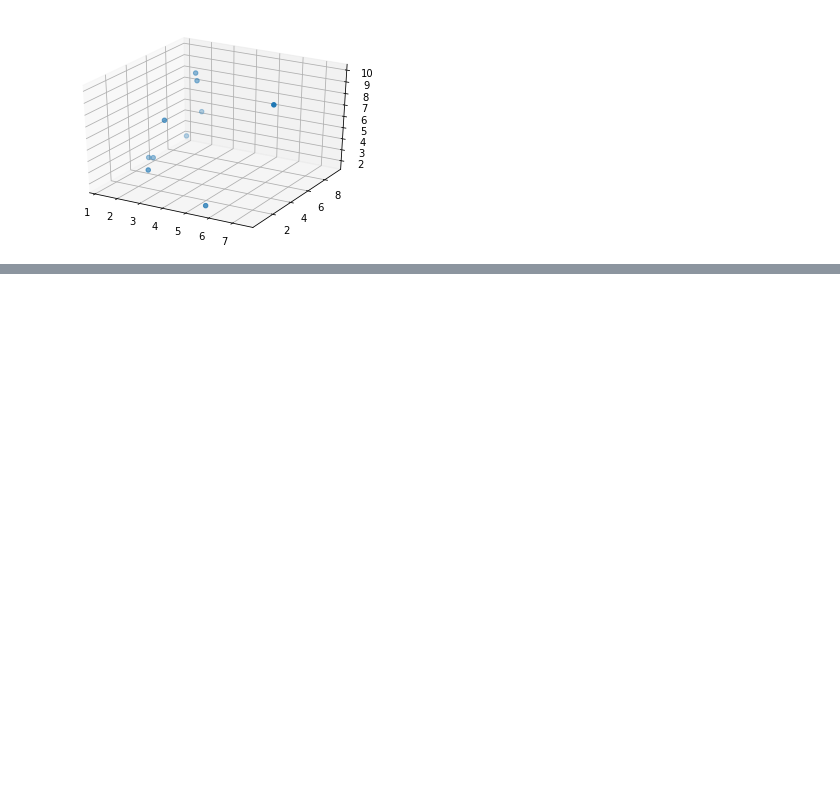
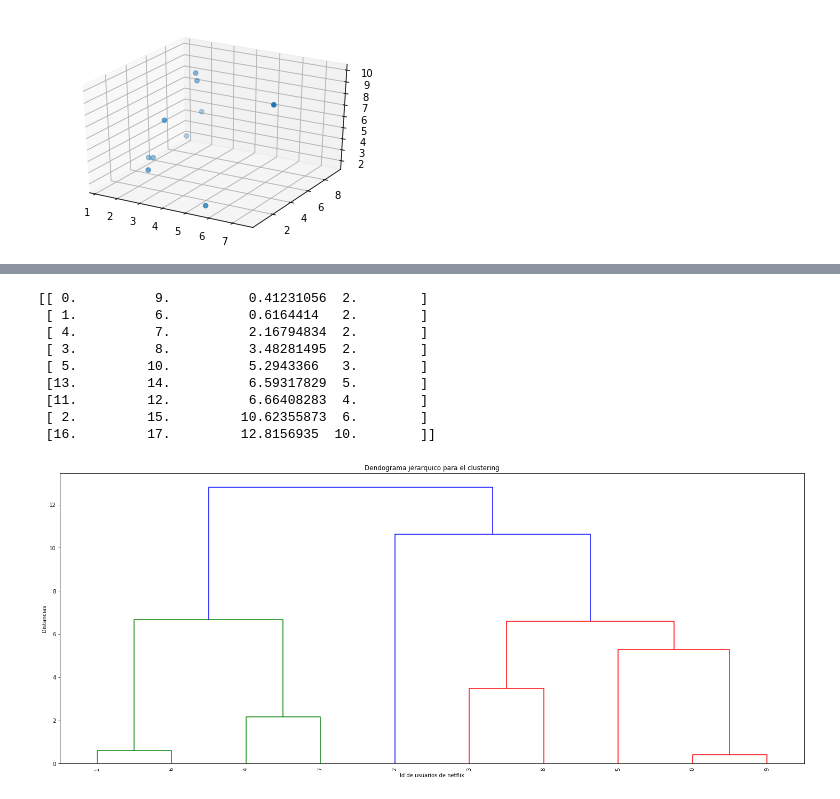
Before and after one commit to arcadio2/Ciencia-de-datos-con-python, a Jupyter notebook: Distancias.ipynb, the cells around one changed output, grey strips where cells are left out. Drawn from its saved outputs; the diff is of its cells as text; code cells hidden in the pictures; blank space fills up the shorter version.

Commit message:
clustering jerárquico

```diff
--- a/Distancias.ipynb
+++ b/Distancias.ipynb
@@ -98,0 +349,20 @@ ax.scatter(xs=data["star_wars"],ys=data["lord_of_the_rings"],zs=data["harry_pott
+# %%
+Z = linkage(data[movies], "ward")
+print(Z)
+plt.figure(figsize=(25,10))
+plt.title("Dendograma jerarquico para el clustering")
+plt.xlabel("Id de usuarios de netflix")
+plt.ylabel("Distancias")
+dendrogram(Z, leaf_rotation=90, leaf_font_size=10.0)
+plt.show()
+# %% [output]
+[[ 0.          9.          0.41231056  2.        ]
+ [ 1.          6.          0.6164414   2.        ]
+ [ 4.          7.          2.16794834  2.        ]
+ [ 3.          8.          3.48281495  2.        ]
+ [ 5.         10.          5.2943366   3.        ]
+ [13.         14.          6.59317829  5.        ]
+ [11.         12.          6.66408283  4.        ]
+ [ 2.         15.         10.62355873  6.        ]
+ [16.         17.         12.8156935  10.        ]]
+[figure, added]
```
Also changed, not shown: parts of 22 cells of this notebook.
